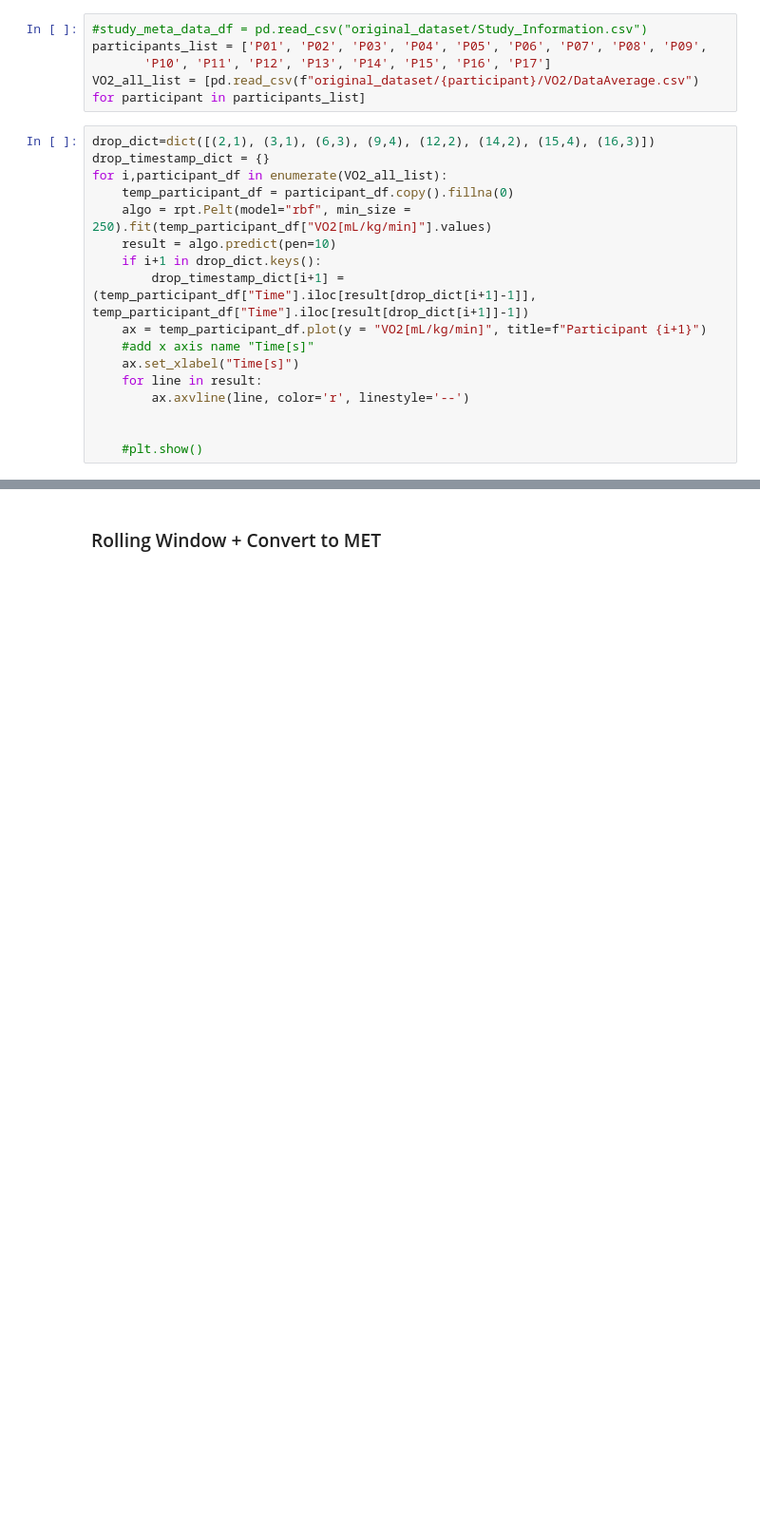
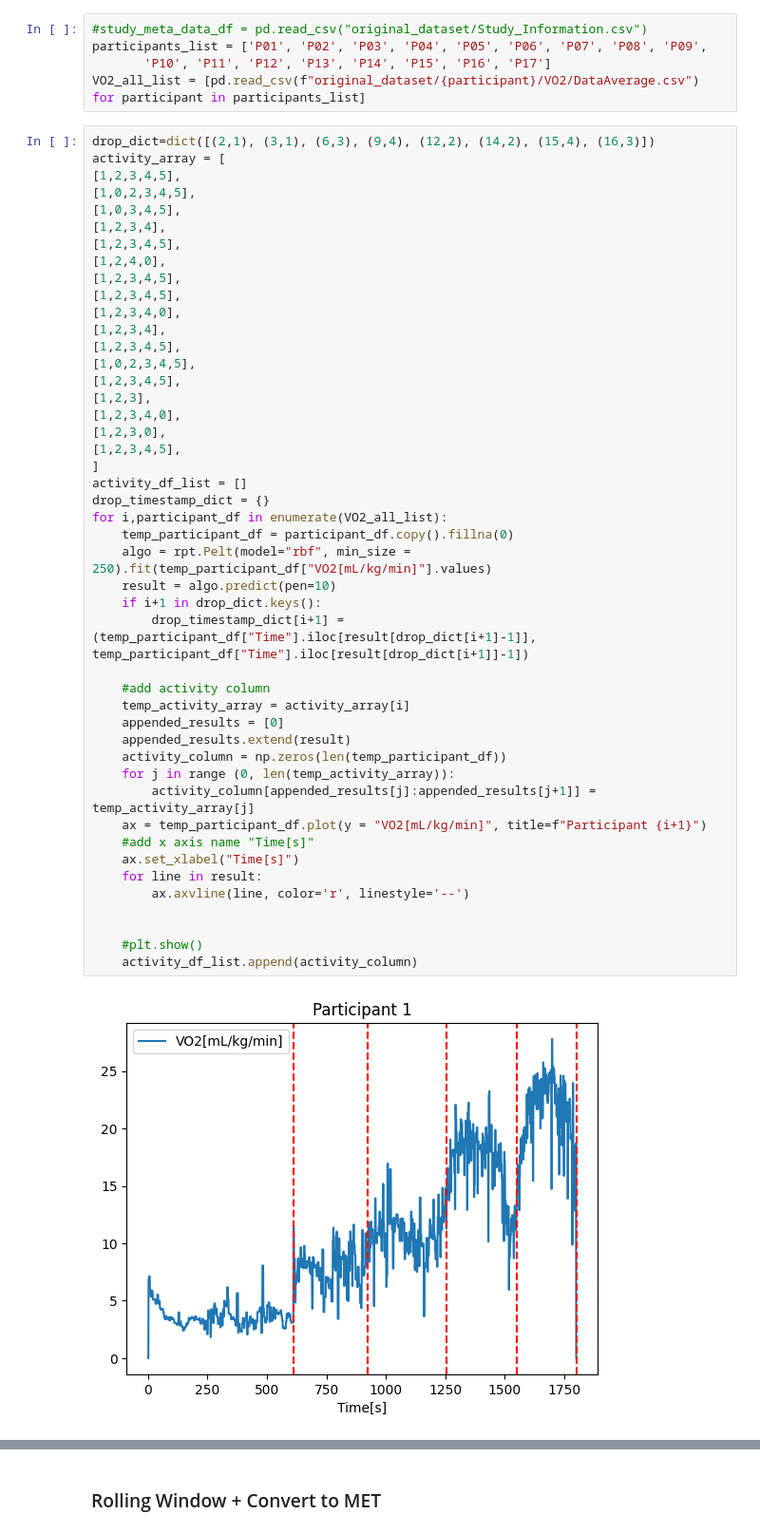
Before and after one commit to ConnorReed246/DataMiningProject, a Jupyter notebook: scripts/1_Preprocessing/V02_Preprocessing.ipynb, the cells around one changed output, grey strips where cells are left out. Shown at 95% size. Drawn from its saved outputs; the diff is of its cells as text; blank space fills up the shorter version.

```diff
--- a/scripts/1_Preprocessing/V02_Preprocessing.ipynb
+++ b/scripts/1_Preprocessing/V02_Preprocessing.ipynb
@@ -52,18 +52,49 @@ participants_list = ['P01', 'P02', 'P03', 'P04', 'P05', 'P06', 'P07', 'P08', 'P0
 VO2_all_list = [pd.read_csv(f"original_dataset/{participant}/VO2/DataAverage.csv") for participant in participants_list]
 # %%
 drop_dict=dict([(2,1), (3,1), (6,3), (9,4), (12,2), (14,2), (15,4), (16,3)])
+activity_array = [
+[1,2,3,4,5],
+[1,0,2,3,4,5],
+[1,0,3,4,5],
+[1,2,3,4],
+[1,2,3,4,5],
+[1,2,4,0],
+[1,2,3,4,5],
+[1,2,3,4,5],
+[1,2,3,4,0],
+[1,2,3,4],
+[1,2,3,4,5],
+[1,0,2,3,4,5],
+[1,2,3,4,5],
+[1,2,3],
+[1,2,3,4,0],
+[1,2,3,0],
+[1,2,3,4,5],
+]
+activity_df_list = []
 drop_timestamp_dict = {}
 for i,participant_df in enumerate(VO2_all_list):
     temp_participant_df = participant_df.copy().fillna(0)
     algo = rpt.Pelt(model="rbf", min_size = 250).fit(temp_participant_df["VO2[mL/kg/min]"].values)
     result = algo.predict(pen=10)
     if i+1 in drop_dict.keys():
         drop_timestamp_dict[i+1] = (temp_participant_df["Time"].iloc[result[drop_dict[i+1]-1]], temp_participant_df["Time"].iloc[result[drop_dict[i+1]]-1])
+
+    #add activity column
+    temp_activity_array = activity_array[i]
+    appended_results = [0]
+    appended_results.extend(result)
+    activity_column = np.zeros(len(temp_participant_df))
+    for j in range (0, len(temp_activity_array)):
+        activity_column[appended_results[j]:appended_results[j+1]] = temp_activity_array[j]
     ax = temp_participant_df.plot(y = "VO2[mL/kg/min]", title=f"Participant {i+1}")
     #add x axis name "Time[s]"
     ax.set_xlabel("Time[s]")
     for line in result:
         ax.axvline(line, color='r', linestyle='--')
 
 
     #plt.show()
+    activity_df_list.append(activity_column)
+# %% [output]
+[figure, added]
```
Also changed, not shown: parts of 9 cells of this notebook, 36 other files.
